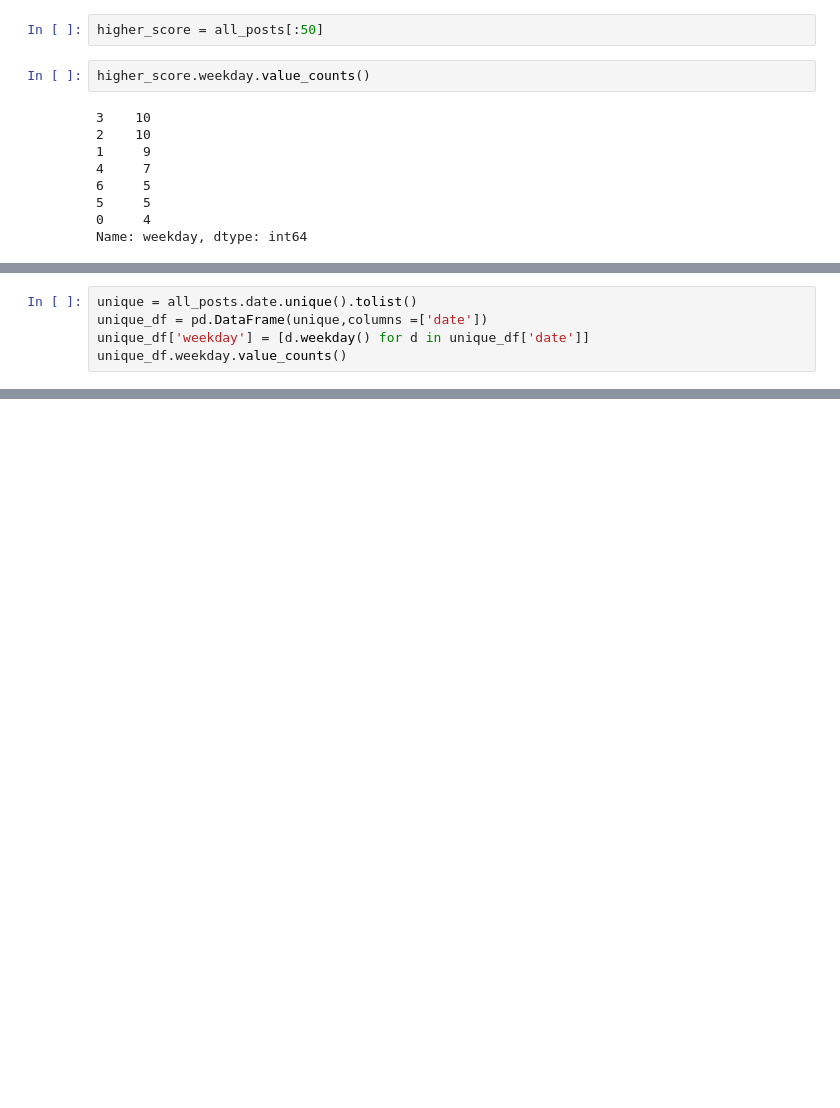
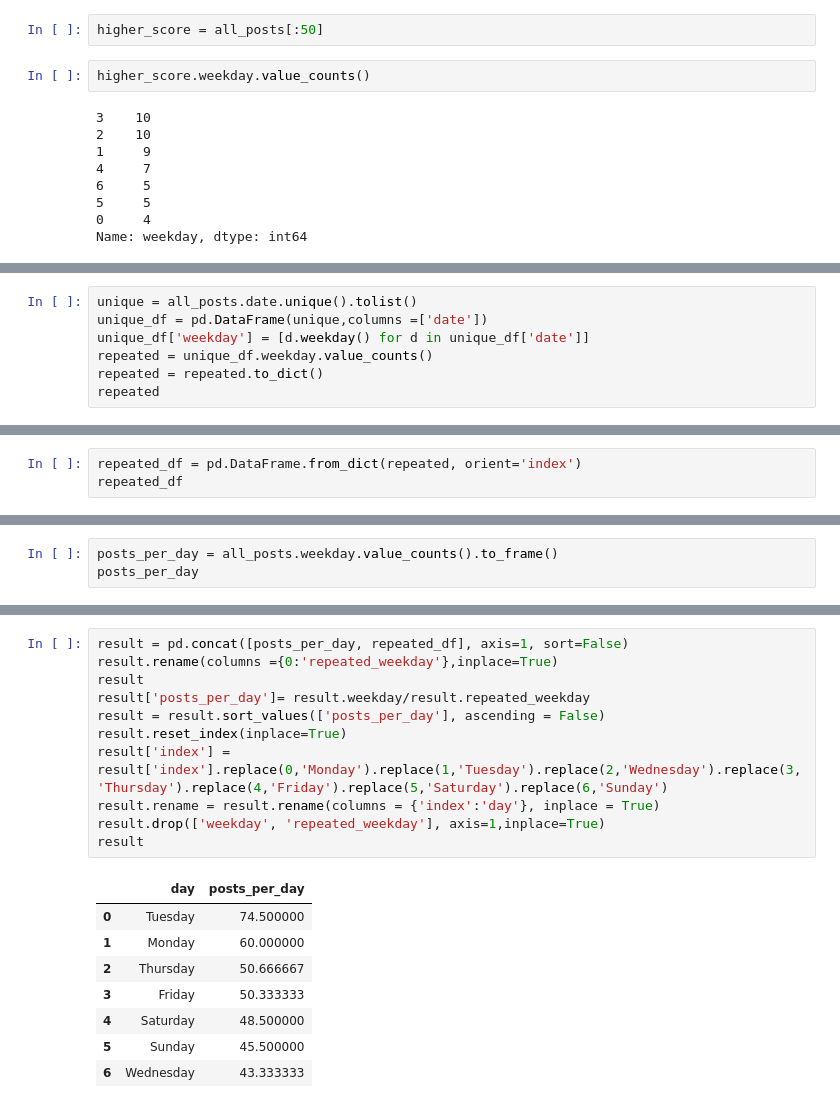
Before and after one commit to marinapm90/reddit, a Jupyter notebook: almost_all_posts.ipynb, the cells around one changed output, grey strips where cells are left out. Drawn from its saved outputs; the diff is of its cells as text; blank space fills up the shorter version.

Commit message:
Tuesday is the day with the highest number of posts per day

```diff
--- a/almost_all_posts.ipynb
+++ b/almost_all_posts.ipynb
@@ -333,5 +335,7 @@ Name: weekday, dtype: int64
 unique = all_posts.date.unique().tolist()
 unique_df = pd.DataFrame(unique,columns =['date'])
 unique_df['weekday'] = [d.weekday() for d in unique_df['date']]
-unique_df.weekday.value_counts()
+repeated = unique_df.weekday.value_counts()
+repeated = repeated.to_dict()
+repeated
 # %% [output]
@@ -345,0 +343,3 @@ Name: weekday, dtype: int64
+# %%
+repeated_df = pd.DataFrame.from_dict(repeated, orient='index')
+repeated_df
@@ -345,0 +357,3 @@ Name: weekday, dtype: int64
+# %%
+posts_per_day = all_posts.weekday.value_counts().to_frame()
+posts_per_day
@@ -345,0 +369,20 @@ Name: weekday, dtype: int64
+# %%
+result = pd.concat([posts_per_day, repeated_df], axis=1, sort=False)
+result.rename(columns ={0:'repeated_weekday'},inplace=True)
+result
+result['posts_per_day']= result.weekday/result.repeated_weekday
+result = result.sort_values(['posts_per_day'], ascending = False)
+result.reset_index(inplace=True)
+result['index'] = result['index'].replace(0,'Monday').replace(1,'Tuesday').replace(2,'Wednesday').replace(3,'Thursday').replace(4,'Friday').replace(5,'Saturday').replace(6,'Sunday')
+result.rename = result.rename(columns = {'index':'day'}, inplace = True)
+result.drop(['weekday', 'repeated_weekday'], axis=1,inplace=True)
+result
+# %% [output]
+|  | day | posts_per_day |
+| 0 | Tuesday | 74.500000 |
+| 1 | Monday | 60.000000 |
+| 2 | Thursday | 50.666667 |
+| 3 | Friday | 50.333333 |
+| 4 | Saturday | 48.500000 |
+| 5 | Sunday | 45.500000 |
+| 6 | Wednesday | 43.333333 |
```
Also changed, not shown: parts of 5 cells of this notebook.
